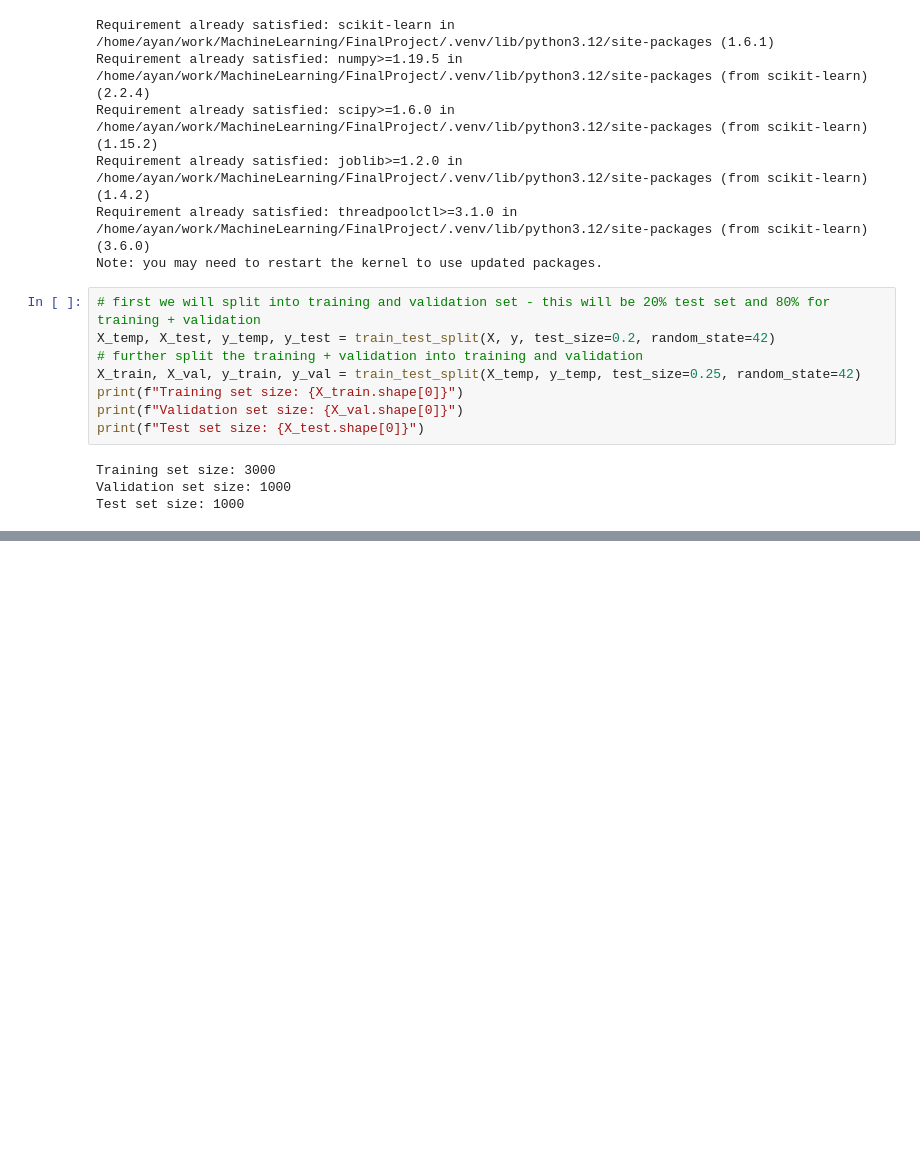
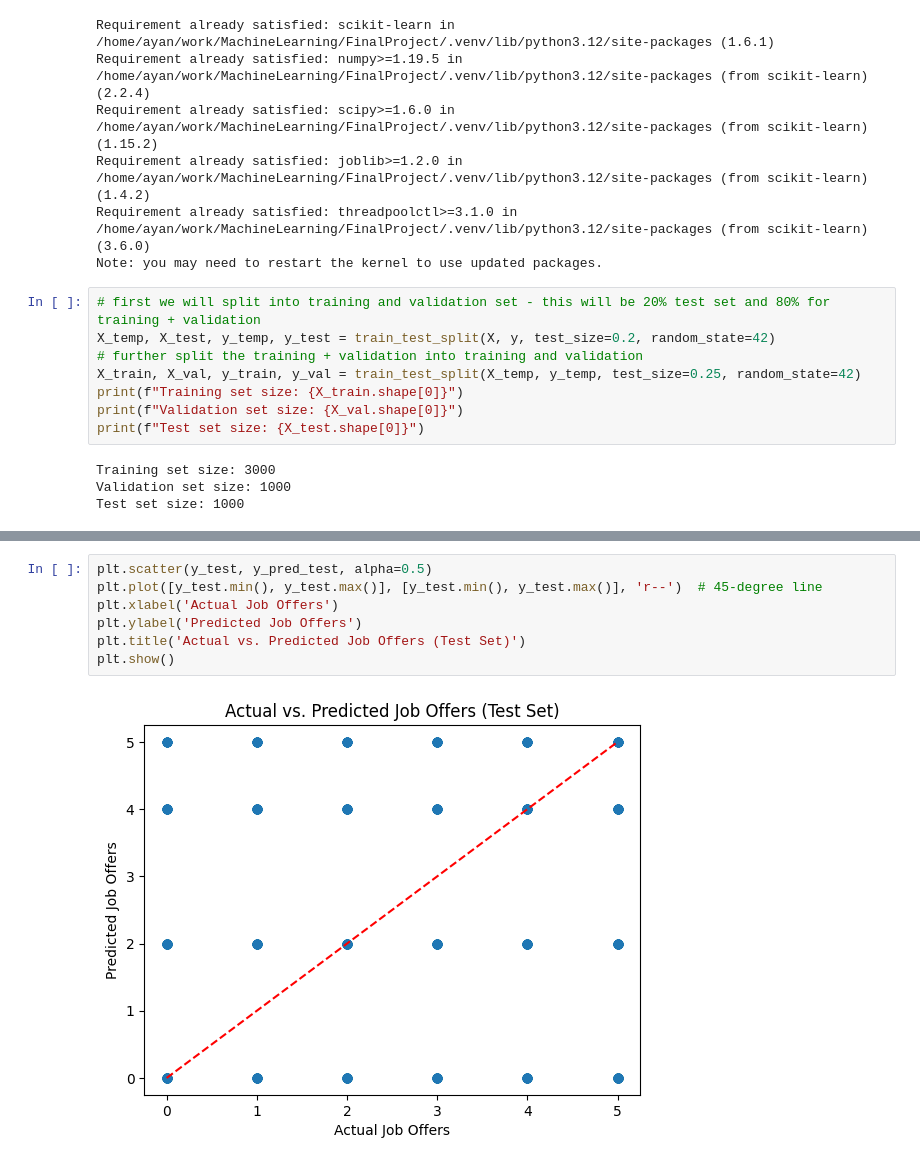
Before and after one commit to Ayan-Sengupta/661FinalProject, a Jupyter notebook: src/partition.ipynb, the cells around one changed output, grey strips where cells are left out. Cells and saved outputs as stored; diff of their text form; blank space fills up the shorter version.

```diff
--- a/src/partition.ipynb
+++ b/src/partition.ipynb
@@ -158,0 +250,9 @@ Test RMSE: 1.734
+# %%
+plt.scatter(y_test, y_pred_test, alpha=0.5)
+plt.plot([y_test.min(), y_test.max()], [y_test.min(), y_test.max()], 'r--')  # 45-degree line
+plt.xlabel('Actual Job Offers')
+plt.ylabel('Predicted Job Offers')
+plt.title('Actual vs. Predicted Job Offers (Test Set)')
+plt.show()
+# %% [output]
+[figure, added]
```
Also changed, not shown: parts of 12 cells of this notebook, 1 other file.
